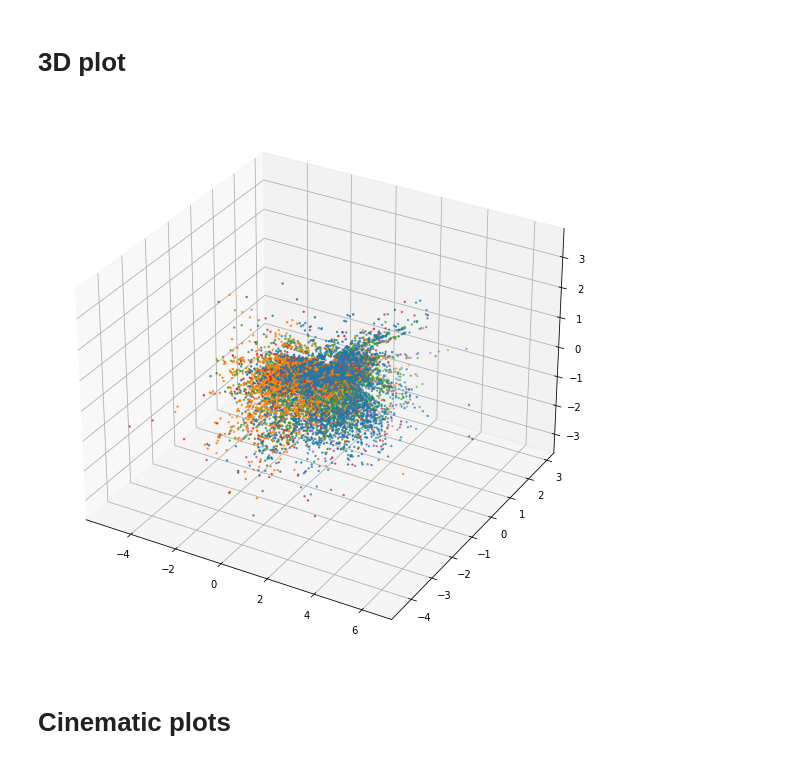
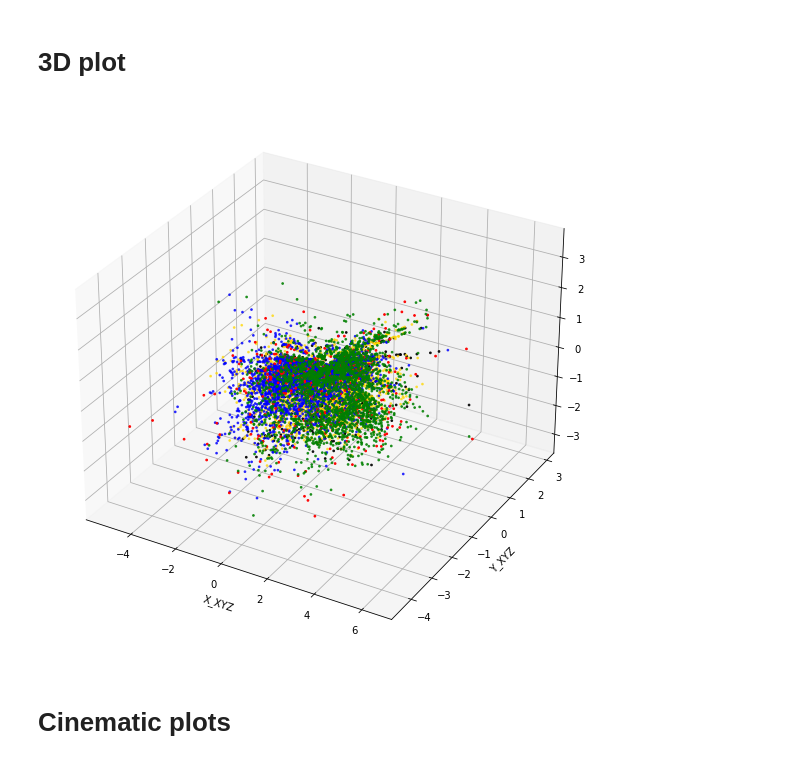
Before and after one commit to aleixcb/tfg_galah, a Jupyter notebook: py/XD aplicat a RC.ipynb, the cells around one changed output. Cells and saved outputs as stored; diff of their text form; code cells hidden in the pictures.

```diff
--- a/py/XD aplicat a RC.ipynb
+++ b/py/XD aplicat a RC.ipynb
@@ -292,7 +297,8 @@ galah_rc.data.columns.names  #columnes de dades per cada estrella
 ### 3.1 (R,z)
 ##### Choosing colour order
 # %%
-'''fig = plt.figure(figsize=(15, 50))
+'''Per triar millor plot:
+fig = plt.figure(figsize=(15, 50))
 fig.subplots_adjust(left=0.1, right=0.95,
                     bottom=0.1, top=0.95,
                     wspace=0.02, hspace=0.02)
@@ -390,14 +396,22 @@ S'observen diferències sobretot en els colors verd (ecc més altes) i blau (ecc
 # %%
 from mpl_toolkits import mplot3d
 fig = plt.figure(figsize=(10, 10))
 ax = plt.axes(projection='3d')
-for ii in [3,4,2,1,0]:
+plt.xlabel("X_XYZ")
+plt.ylabel("Y_XYZ")
+'''ck = ["k", "r", "gold", "g", "b",
+          "orange", "cyan", "lime", "m", "yellow",
+          "indianred", "hotpink", "peru", "cornflowerblue", "olivedrab",
+          "grey", "turquoise", "lightpink", "navy", "khaki",
+          "darkgreen", "crimson", "deepskyblue", "sandybrown", "limegreen",
+          "deeppink", "dodgerblue", "rebeccapurple", "teal", "magenta"]''' #per recordar els colors
+for ii in [0,1,2,3,4]:
     ax.scatter3D(galah_rc.data["X_XYZ"][maxprob_per_star==ii],
              galah_rc.data["Y_XYZ"][maxprob_per_star==ii],
              galah_rc.data["Z_XYZ"][maxprob_per_star==ii],
-             s=2, cmap='Greens');
+             color=ck[ii], s=3, alpha=1-clf.alpha[ii])
 # %% [output]
-[figure, old version]
+[figure, new version]
 # %% [markdown]
 # Cinematic plots
 # %%
```
Also changed, not shown: parts of 7 cells of this notebook, 13 other files.
